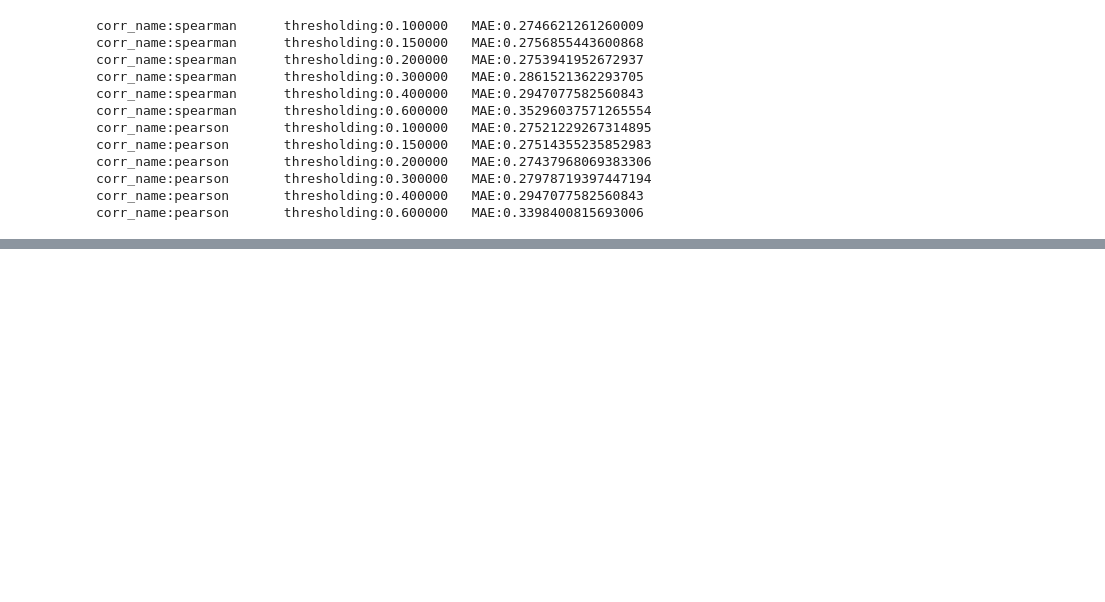
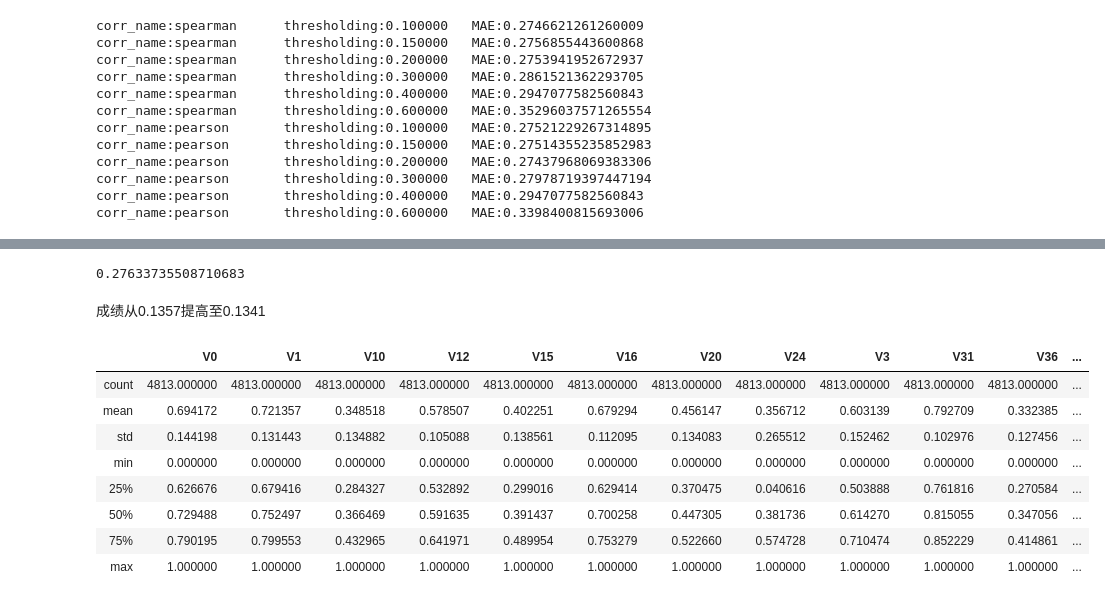
Before and after one commit to mengdaxing/vapor_forcast, a Jupyter notebook: data_analysis.ipynb, the cells around one changed output, grey strips where cells are left out. Cells and saved outputs as stored; diff of their text form; code cells hidden in the pictures; blank space fills up the shorter version.

```diff
--- a/data_analysis.ipynb
+++ b/data_analysis.ipynb
@@ -257,0 +296,8 @@ result_to_save(y_predict,'./re/y_predict_1.txt')
+# %%
+xgb_reg=XGBRegressor(max_depth=6,min_child_weight=5,eta=0.05, gamma=0.025,colsample_bytree= 0.6,subsample=0.7)
+X_data=train_data.iloc[:,:-1]
+y_data=train_data['target']
+scores=cross_val_score(xgb_reg,X_data,y_data,cv=10,scoring='neg_mean_absolute_error')
+print(-np.mean(scores))
+# %% [output]
+0.27633735508710683
@@ -257,0 +308,16 @@ result_to_save(y_predict,'./re/y_predict_1.txt')
+# %% [markdown]
+成绩从0.1357提高至0.1341
+# %%
+df=pd.read_csv('./re/all_data_normal.txt')
+# %%
+df.describe()
+# %% [output]
+|  | V0 | V1 | V10 | V12 | V15 | V16 | V20 | V24 | V3 | V31 | V36 | ... |
+| count | 4813.000000 | 4813.000000 | 4813.000000 | 4813.000000 | 4813.000000 | 4813.000000 | 4813.000000 | 4813.000000 | 4813.000000 | 4813.000000 | 4813.000000 | ... |
+| mean | 0.694172 | 0.721357 | 0.348518 | 0.578507 | 0.402251 | 0.679294 | 0.456147 | 0.356712 | 0.603139 | 0.792709 | 0.332385 | ... |
+| std | 0.144198 | 0.131443 | 0.134882 | 0.105088 | 0.138561 | 0.112095 | 0.134083 | 0.265512 | 0.152462 | 0.102976 | 0.127456 | ... |
+| min | 0.000000 | 0.000000 | 0.000000 | 0.000000 | 0.000000 | 0.000000 | 0.000000 | 0.000000 | 0.000000 | 0.000000 | 0.000000 | ... |
+| 25% | 0.626676 | 0.679416 | 0.284327 | 0.532892 | 0.299016 | 0.629414 | 0.370475 | 0.040616 | 0.503888 | 0.761816 | 0.270584 | ... |
+| 50% | 0.729488 | 0.752497 | 0.366469 | 0.591635 | 0.391437 | 0.700258 | 0.447305 | 0.381736 | 0.614270 | 0.815055 | 0.347056 | ... |
+| 75% | 0.790195 | 0.799553 | 0.432965 | 0.641971 | 0.489954 | 0.753279 | 0.522660 | 0.574728 | 0.710474 | 0.852229 | 0.414861 | ... |
+| max | 1.000000 | 1.000000 | 1.000000 | 1.000000 | 1.000000 | 1.000000 | 1.000000 | 1.000000 | 1.000000 | 1.000000 | 1.000000 | ... |
```
Also changed, not shown: parts of 48 cells of this notebook, 8 other files.
